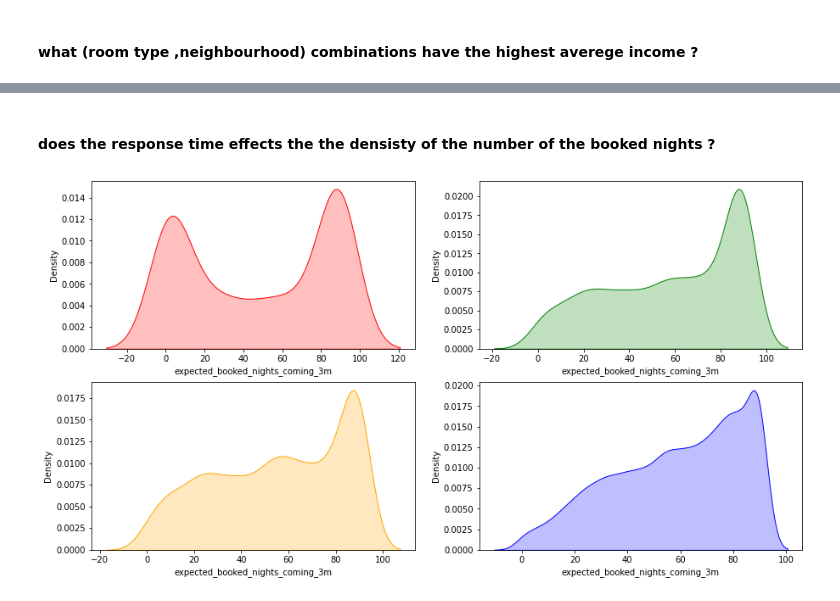
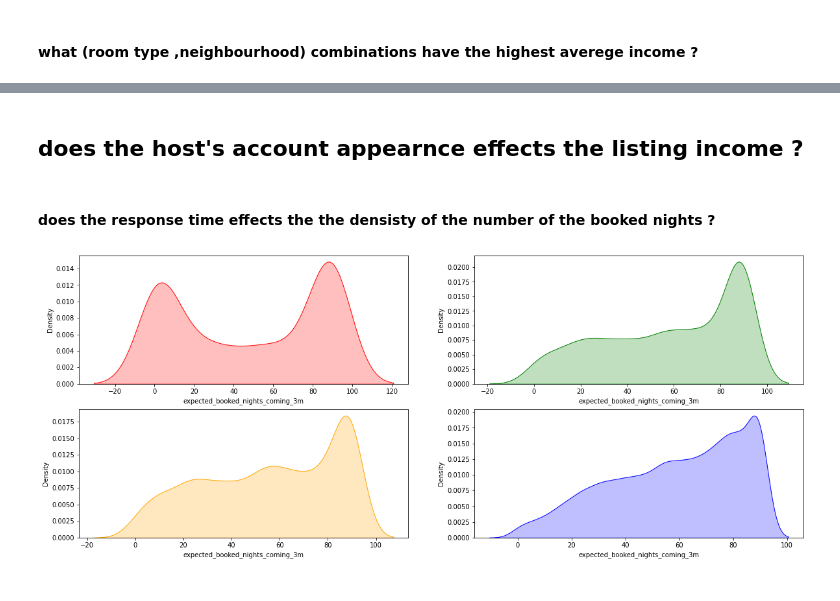
Before and after one commit to mhaln3mi/Airbnb-Rome-EDA, a Jupyter notebook: airbnb.ipynb, the cells around one changed output, grey strips where cells are left out. Drawn from its saved outputs; the diff is of its cells as text; code cells hidden in the pictures.

Commit message:
account_appearance/income_anlysis

```diff
--- a/airbnb.ipynb
+++ b/airbnb.ipynb
@@ -50,9 +50,8 @@ dtypes: float64(4), int64(8), object(6)
 memory usage: 3.3+ MB
 # %%
 
-df2=df2.drop(["host_verifications","host_has_profile_pic","host_identity_verified","scrape_id","scrape_id","host_name","host_thumbnail_url","host_picture_url","picture_url","neighbourhood_group_cleansed","bathrooms","calendar_updated"],axis=1)
 df2["price"]=df2["price"].apply(lambda x : float(x[1:].replace(",","")))
-df2.drop(df2[df2["price"]>=50000].index,axis=0,inplace=True)
+# df2.drop(df2[df2["price"]>=50000].index,axis=0,inplace=True)
 df2.info()
 # %% [output]
 <class 'pandas.core.frame.DataFrame'>
@@ -426,3 +389,20 @@ fig.show()
+# %%
+romeListings = df2.copy()
+romeListings.at[19678,"minimum_minimum_nights"]=7
+romeListings.drop(14443,inplace=True)
+romeListings.drop(7022,inplace=True)
+romeListings.at[5888,"minimum_minimum_nights"]=3
+romeListings.drop(7250,inplace=True)
+romeListings.at[11454,"minimum_minimum_nights"]=5
+romeListings.at[20461,"price"]=romeListings.sort_values("price",ascending=False).drop(20461).groupby("neighbourhood_cleansed").mean().at["XI Arvalia/Portuense","price"]
+romeListings.at[20421,"price"]=121.51
+romeListings.at[8105,"price"]=romeListings.sort_values("price",ascending=False).drop(8105).groupby("neighbourhood_cleansed").mean().at["I Centro Storico","price"]
+romeListings.at[14207,"price"]=romeListings.sort_values("price",ascending=False).drop(8105).groupby("neighbourhood_cleansed").mean().at["I Centro Storico","price"]
+romeListings.drop(18549,inplace=True)
+romeListings.at[23230,"price"]=90
+romeListings.at[9646,"price"]=92.73
+romeListings.at[4737,"minimum_minimum_nights"]=3
+romeListings.drop(romeListings[romeListings["price"]==0].index,inplace=True)
 # %% [markdown]
 - add min_booked_nights_past_12m and min_income_past_12m column to the dataset
 # %%
@@ -545,0 +529,2 @@ fig.show()
+# %% [markdown]
+## does the host's account appearnce effects the listing income ?
@@ -546,11 +552,10 @@ fig.show()
 # %% [markdown]
 #### does the response time effects the the densisty of the number of the booked nights ?
 # %%
-f, axes = plt.subplots(2, 2, figsize=(15,8))
-
+f, axes = plt.subplots(2, 2, figsize=(20,8))
 ax = sns.kdeplot(romeListings[romeListings["host_response_time"]=="a few days or more"]["expected_booked_nights_coming_3m"],x="expected_booked_nights_coming_3m",color="red", fill=True,ax=axes[0,0])
 ax = sns.kdeplot(romeListings[romeListings["host_response_time"]=="within a day"]["expected_booked_nights_coming_3m"],x="expected_booked_nights_coming_3m",color="green", fill=True,ax=axes[0,1])
 ax = sns.kdeplot(romeListings[romeListings["host_response_time"]=="within a few hours"]["expected_booked_nights_coming_3m"],x="expected_booked_nights_coming_3m",color="orange",  fill=True,ax=axes[1,0])
 ax = sns.kdeplot(romeListings[romeListings["host_response_time"]=="within an hour"]["expected_booked_nights_coming_3m"],x="expected_booked_nights_coming_3m",color="blue",  fill=True,ax=axes[1,1])
 # %% [output]
-[figure, old version]
+[figure, new version]
```
Also changed, not shown: parts of 23 cells of this notebook.
